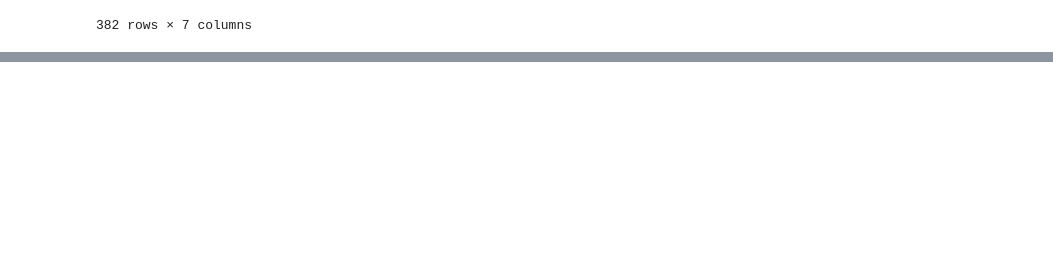
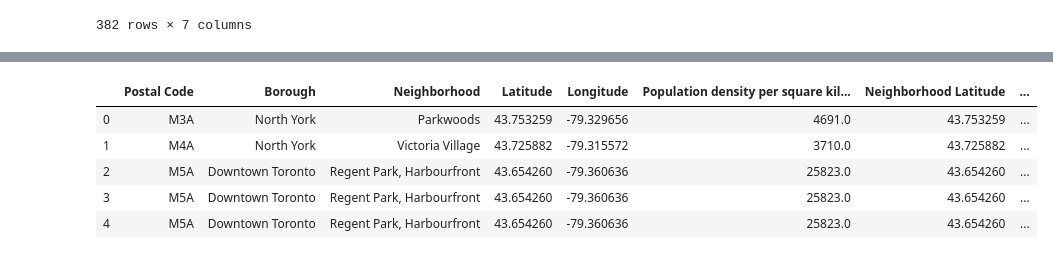
Before and after one commit to Roland-coder/Coursera_Capstone, a Jupyter notebook: Neba Roland Capstone.ipynb, the cells around one changed output, grey strips where cells are left out. Saved outputs shown, nothing was run; the diff lists cells and outputs as text; code cells hidden in the pictures; blank space fills up the shorter version.

```diff
--- a/Neba Roland Capstone.ipynb
+++ b/Neba Roland Capstone.ipynb
@@ -365,0 +376,11 @@ final_df
+# %%
+df = pd.merge(Toronto_pop, final_df, on="Neighborhood")
+# %%
+df.head()
+# %% [output]
+|  | Postal Code | Borough | Neighborhood | Latitude | Longitude | Population density per square kil... | Neighborhood Latitude | ... |
+| 0 | M3A | North York | Parkwoods | 43.753259 | -79.329656 | 4691.0 | 43.753259 | ... |
+| 1 | M4A | North York | Victoria Village | 43.725882 | -79.315572 | 3710.0 | 43.725882 | ... |
+| 2 | M5A | Downtown Toronto | Regent Park, Harbourfront | 43.654260 | -79.360636 | 25823.0 | 43.654260 | ... |
+| 3 | M5A | Downtown Toronto | Regent Park, Harbourfront | 43.654260 | -79.360636 | 25823.0 | 43.654260 | ... |
+| 4 | M5A | Downtown Toronto | Regent Park, Harbourfront | 43.654260 | -79.360636 | 25823.0 | 43.654260 | ... |
```
Also changed, not shown: parts of 7 cells of this notebook.
